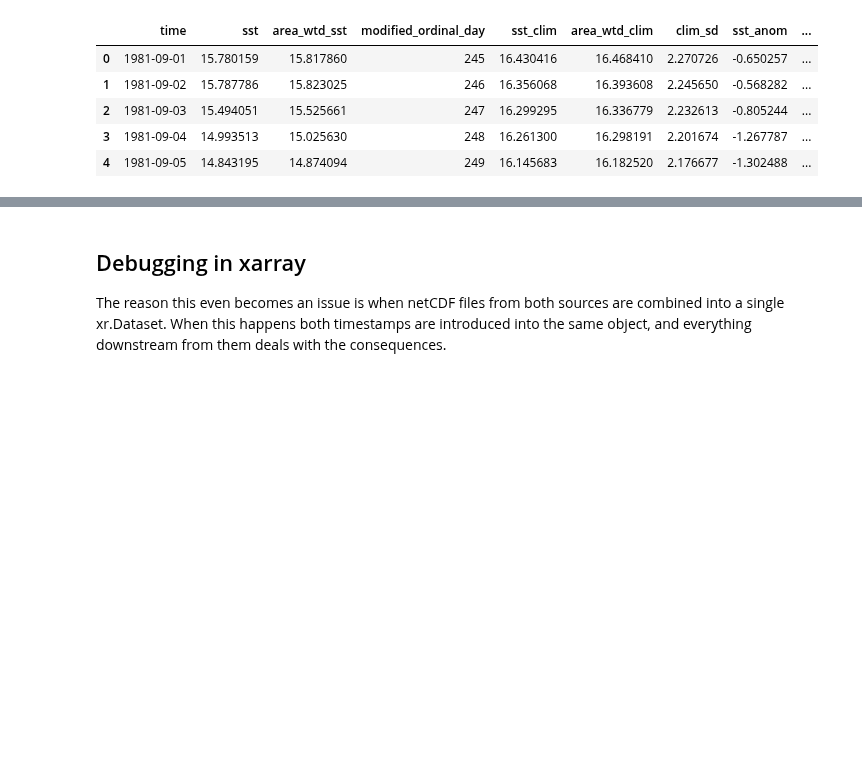
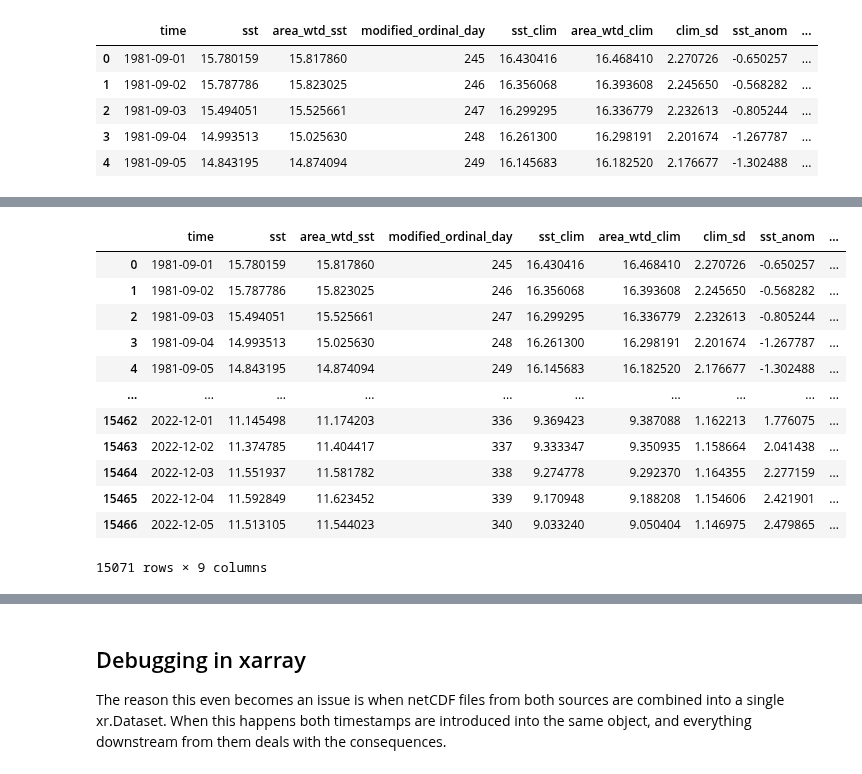
Before and after one commit to adamkemberling/oisst_mainstays, a Jupyter notebook: notebooks/TESTING_datetime_qaqc.ipynb, the cells around one changed output, grey strips where cells are left out. Cells and saved outputs as stored; diff of their text form; code cells hidden in the pictures; blank space fills up the shorter version.

```diff
--- a/notebooks/TESTING_datetime_qaqc.ipynb
+++ b/notebooks/TESTING_datetime_qaqc.ipynb
@@ -60,0 +121,50 @@ gom_sst.head()
+# %%
+# Method 2: Selective Drop
+# We want to only keep the 00:00:00 timestamp for duplicates
+# That is the stamp for the PSL, which I assume* is vetted before the annual file is published
+
+# Arguments to make it a function
+df_in = gom_sst
+phase_out = "ncei"
+
+# 1. Build out datetime structures
+dt_array = {
+    'original': df_in.time,
+    'dt'      : pd.to_datetime(df_in.time),
+    'dates'   : pd.to_datetime(df_in.time).dt.date,
+    'times'   : pd.to_datetime(df_in.time).dt.time
+    }
+dt_df = pd.DataFrame(data = dt_array)
+
+# 2. Find/Flag Dupes
+dt_df["date_dupes"] = dt_df.dates.duplicated(keep = False)
+dt_df
+
+# 2. Check dupes for the datetimes we wanna drop
+dt_df["nc_source"] = np.where(dt_df.times == datetime.time(0), "psl", "ncei")
+dt_df
+
+# 3. Filter out the ones that have the "bad" timestamp, or the source to phase out
+drops = np.where(dt_df.date_dupes & (dt_df.nc_source == phase_out), True, False)
+
+
+# 4. Apply the filtering to the original dataframe
+df_out = df_in.loc[~drops].copy()
+
+# Get rid of the stupid timestamp entirely
+df_out["time"] = pd.to_datetime(df_out.time).dt.date
+df_out
+# %% [output]
+|  | time | sst | area_wtd_sst | modified_ordinal_day | sst_clim | area_wtd_clim | clim_sd | sst_anom | ... |
+| 0 | 1981-09-01 | 15.780159 | 15.817860 | 245 | 16.430416 | 16.468410 | 2.270726 | -0.650257 | ... |
+| 1 | 1981-09-02 | 15.787786 | 15.823025 | 246 | 16.356068 | 16.393608 | 2.245650 | -0.568282 | ... |
+| 2 | 1981-09-03 | 15.494051 | 15.525661 | 247 | 16.299295 | 16.336779 | 2.232613 | -0.805244 | ... |
+| 3 | 1981-09-04 | 14.993513 | 15.025630 | 248 | 16.261300 | 16.298191 | 2.201674 | -1.267787 | ... |
+| 4 | 1981-09-05 | 14.843195 | 14.874094 | 249 | 16.145683 | 16.182520 | 2.176677 | -1.302488 | ... |
+| ... | ... | ... | ... | ... | ... | ... | ... | ... | ... |
+| 15462 | 2022-12-01 | 11.145498 | 11.174203 | 336 | 9.369423 | 9.387088 | 1.162213 | 1.776075 | ... |
+| 15463 | 2022-12-02 | 11.374785 | 11.404417 | 337 | 9.333347 | 9.350935 | 1.158664 | 2.041438 | ... |
+| 15464 | 2022-12-03 | 11.551937 | 11.581782 | 338 | 9.274778 | 9.292370 | 1.164355 | 2.277159 | ... |
+| 15465 | 2022-12-04 | 11.592849 | 11.623452 | 339 | 9.170948 | 9.188208 | 1.154606 | 2.421901 | ... |
+| 15466 | 2022-12-05 | 11.513105 | 11.544023 | 340 | 9.033240 | 9.050404 | 1.146975 | 2.479865 | ... |
+15071 rows × 9 columns
```
Also changed, not shown: parts of 19 cells of this notebook, 21 other files.
